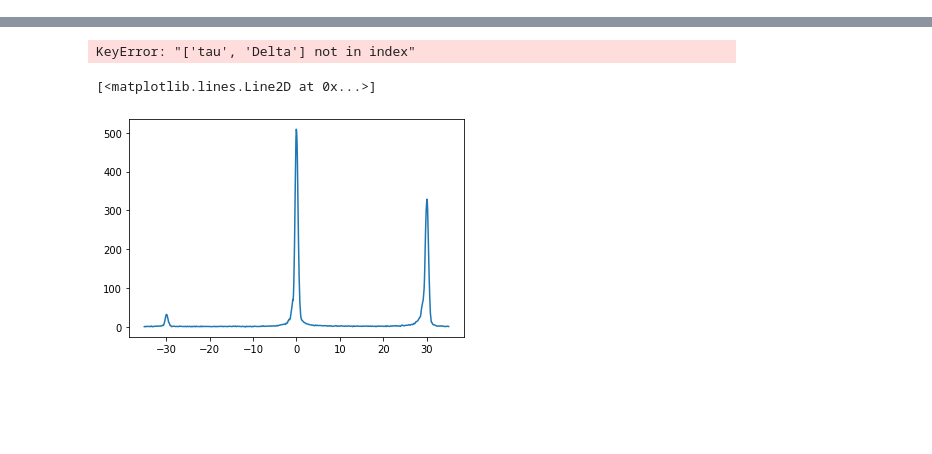
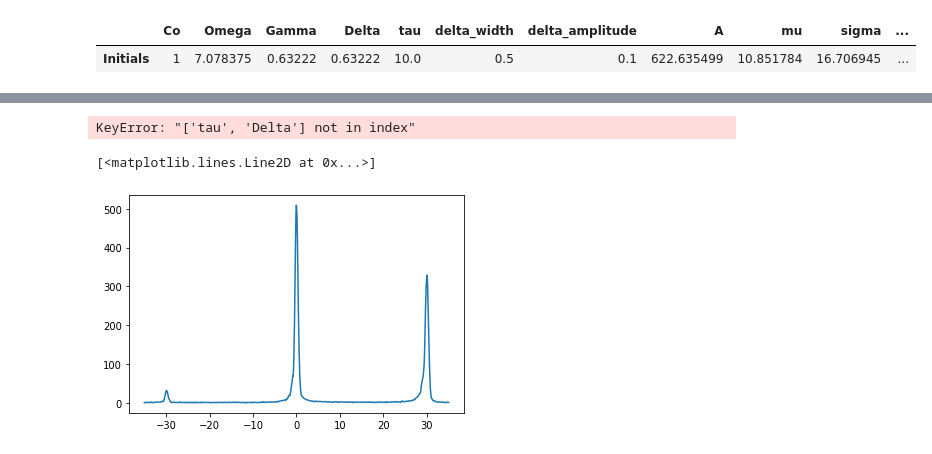
Before and after one commit to flautodipan/Python_Libraries, a Jupyter notebook: Experimentum_single.ipynb, the cells around one changed output, grey strips where cells are left out. Cells and saved outputs as stored; diff of their text form; code cells hidden in the pictures; blank space fills up the shorter version.

```diff
--- a/Experimentum_single.ipynb
+++ b/Experimentum_single.ipynb
@@ -155,2 +153,7 @@ Analyze_Peaks(Data.x_VIPA, Data.y_VIPA, 'pix', height = 10, distance = 20, width
+# %%
+Data.p0
+# %% [output]
+|  | Co | Omega | Gamma | Delta | tau | delta_width | delta_amplitude | A | mu | sigma | ... |
+| Initials | 1 | 7.078375 | 0.63222 | 0.63222 | 10.0 | 0.5 | 0.1 | 622.635499 | 10.851784 | 16.706945 | ... |
 # %%
 #3) fit markoviano
```
Also changed, not shown: parts of 5 cells of this notebook, 2 other files.
